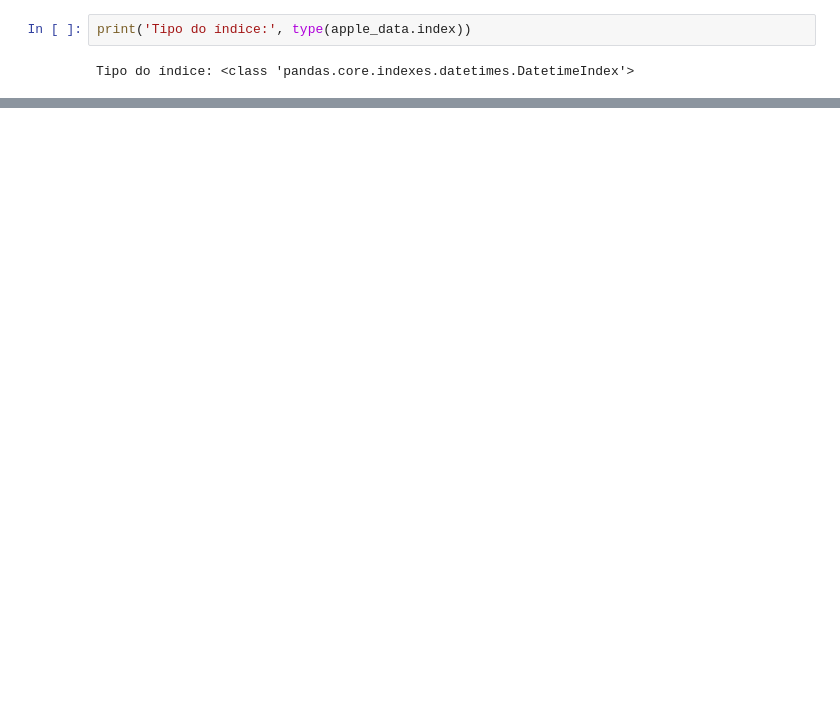
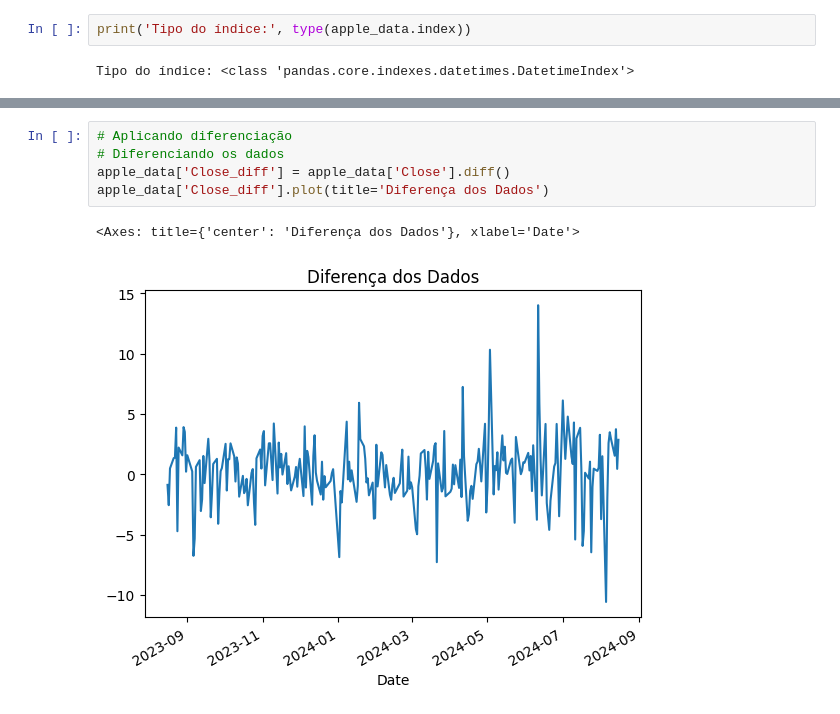
Before and after one commit to Murilo-ZC/M7-Inteli-Eng-Comp, a Jupyter notebook: src/encontro-comp-03/analisando-series-temporais.ipynb, the cells around one changed output, grey strips where cells are left out. Drawn from its saved outputs; the diff is of its cells as text; blank space fills up the shorter version.

```diff
--- a/src/encontro-comp-03/analisando-series-temporais.ipynb
+++ b/src/encontro-comp-03/analisando-series-temporais.ipynb
@@ -68,0 +100,8 @@ apple_data.plot(y='Close', title='Preço de Fechamento da Ação da Apple')
+# %%
+# Aplicando diferenciação
+# Diferenciando os dados
+apple_data['Close_diff'] = apple_data['Close'].diff()
+apple_data['Close_diff'].plot(title='Diferença dos Dados')
+# %% [output]
+<Axes: title={'center': 'Diferença dos Dados'}, xlabel='Date'>
+[figure, added]
```
Also changed, not shown: parts of 9 cells of this notebook, 2 other files.
